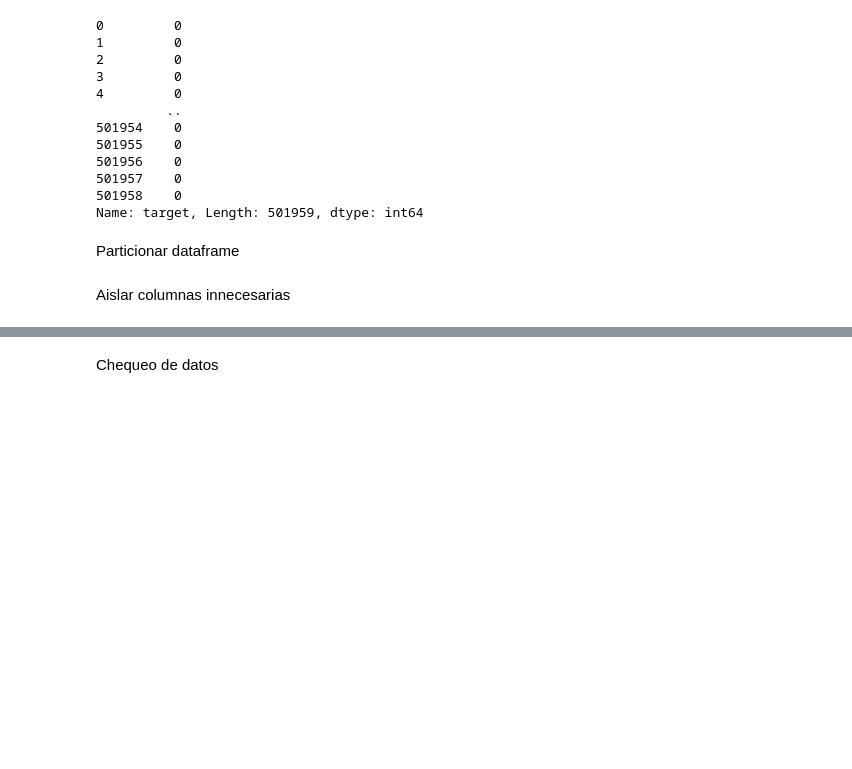
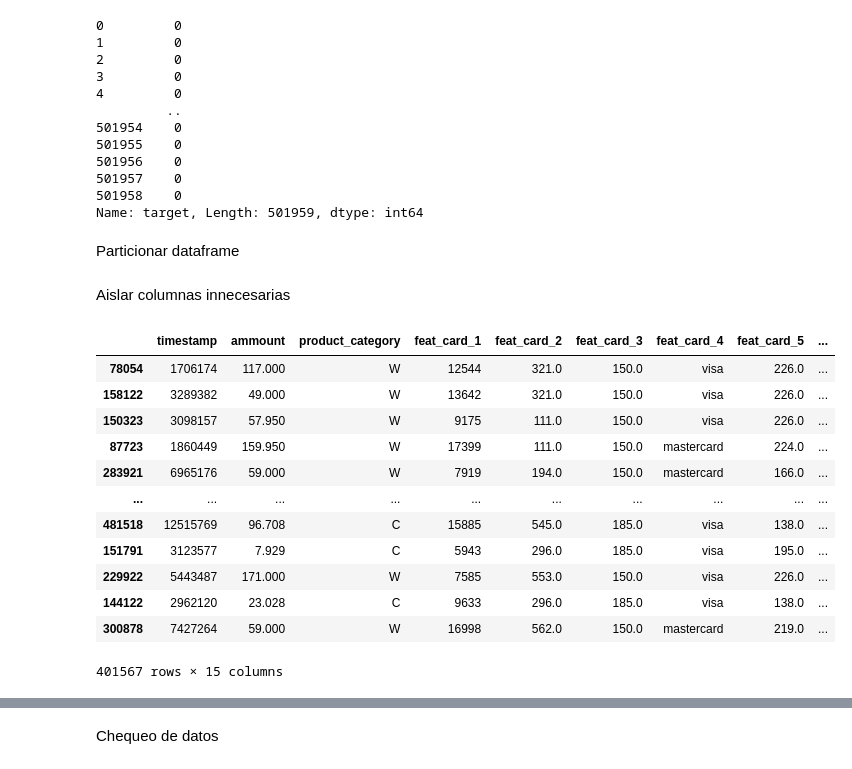
Before and after one commit to Brucejr09/Org-de-Datos-106828, a Jupyter notebook: machine_learning.ipynb, the cells around one changed output, grey strips where cells are left out. Saved outputs shown, nothing was run; the diff lists cells and outputs as text; code cells hidden in the pictures; blank space fills up the shorter version.

```diff
--- a/machine_learning.ipynb
+++ b/machine_learning.ipynb
@@ -57,0 +74,16 @@ data_set_validation= data_set_validation.drop(["Unnamed: 0", "target", "Id"], ax
+# %%
+data_set_train
+# %% [output]
+|  | timestamp | ammount | product_category | feat_card_1 | feat_card_2 | feat_card_3 | feat_card_4 | feat_card_5 | ... |
+| 78054 | 1706174 | 117.000 | W | 12544 | 321.0 | 150.0 | visa | 226.0 | ... |
+| 158122 | 3289382 | 49.000 | W | 13642 | 321.0 | 150.0 | visa | 226.0 | ... |
+| 150323 | 3098157 | 57.950 | W | 9175 | 111.0 | 150.0 | visa | 226.0 | ... |
+| 87723 | 1860449 | 159.950 | W | 17399 | 111.0 | 150.0 | mastercard | 224.0 | ... |
+| 283921 | 6965176 | 59.000 | W | 7919 | 194.0 | 150.0 | mastercard | 166.0 | ... |
+| ... | ... | ... | ... | ... | ... | ... | ... | ... | ... |
+| 481518 | 12515769 | 96.708 | C | 15885 | 545.0 | 185.0 | visa | 138.0 | ... |
+| 151791 | 3123577 | 7.929 | C | 5943 | 296.0 | 185.0 | visa | 195.0 | ... |
+| 229922 | 5443487 | 171.000 | W | 7585 | 553.0 | 150.0 | visa | 226.0 | ... |
+| 144122 | 2962120 | 23.028 | C | 9633 | 296.0 | 185.0 | visa | 138.0 | ... |
+| 300878 | 7427264 | 59.000 | W | 16998 | 562.0 | 150.0 | mastercard | 219.0 | ... |
+401567 rows × 15 columns
```
Also changed, not shown: parts of 33 cells of this notebook.
